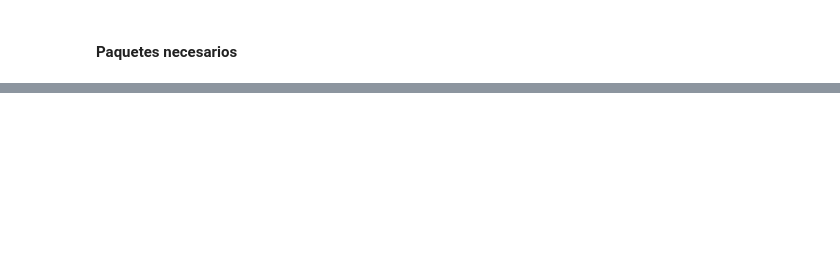
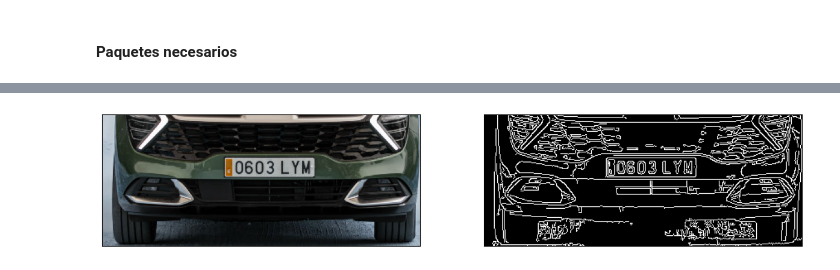
Before and after one commit to danibetzamora/VC, a Jupyter notebook: Práctica 5/Tarea 1.ipynb, the cells around one changed output, grey strips where cells are left out. Drawn from its saved outputs; the diff is of its cells as text; code cells hidden in the pictures; blank space fills up the shorter version.

Commit message:
Estructuración de carpetas y ficheros - Tarea con modelo entrenado completa

```diff
--- a/Práctica 5/Tarea 1.ipynb
+++ b/Práctica 5/Tarea 1.ipynb
@@ -10,0 +12,11 @@ import re
+# %%
+# Método que coloca dos imágenes en una misma figura
+def plot_images(img1, img2, title1="", title2=""):
+    fig = plt.figure(figsize=[15,15])
+    ax1 = fig.add_subplot(121)
+    ax1.imshow(img1, cmap="gray")
+    ax1.set(xticks=[], yticks=[], title=title1)
+    ax2 = fig.add_subplot(122)
+    ax2.imshow(img2, cmap="gray")
+    ax2.set(xticks=[], yticks=[], title=title2)
+    plt.show()
@@ -167,0 +39,83 @@ Matrícula: >
+# %%
+# Cargamos el modelo de YOLO
+model_car = YOLO('models/yolov8n.pt')
+
+# Guardamos la ruta absoluta de tesseract
+pytesseract.pytesseract.tesseract_cmd = r'C:/Program Files/Tesseract-OCR/tesseract'
+
+def plate_detector(image, show_plot=True):
+    # Guardamos imagen en variable
+    car = cv2.imread("Images/" + image)
+
+    # Detectar coches
+    results_cars = model_car(car, verbose=False)
+
+    # Para cada detección de coche
+    for r_car in results_cars:
+        boxes_car = r_car.boxes
+
+        for box_car in boxes_car:
+            # Si la clase es un coche
+            if int(box_car.cls[0]) == 2:
+                # Coordenadas del cuadro del coche
+                x1_car, y1_car, x2_car, y2_car = box_car.xyxy[0]
+
+                # Definir la región inferior para buscar matrículas
+                roi_bottom = car[int((y1_car + y2_car) / 2):int(y2_car), int(x1_car):int(x2_car)]
+
+                # Convertir la región a escala de grises
+                gray_roi_bottom = cv2.cvtColor(roi_bottom, cv2.COLOR_BGR2GRAY)
+
+                # Obtener bordes con canny
+                edges = cv2.Canny(gray_roi_bottom, 30, 200)
+
+                if show_plot:
+                    plot_images(roi_bottom, edges)
+
+                # Obtener contornos
+                cnts, new = cv2.findContours(edges.copy(), cv2.RETR_LIST, cv2.CHAIN_APPROX_SIMPLE)
+
+                # Obtener los 30 primeros contornos con mayor área
+                cnts = sorted(cnts, key=cv2.contourArea, reverse=True)[:30]
+
+                image_copy = roi_bottom.copy()
+
+                # Dibujar los contornos en la imagen
+                _ = cv2.drawContours(image_copy, cnts, -1, (255,0,255),2)
+
+                if show_plot:
+                    plot_images(roi_bottom, image_copy)
+
+                plate = None
+                for c in cnts:
+                    # Obtener el perímetro y el número de bordes
+                    perimeter = cv2.arcLength(c, True)
+                    edges_count = cv2.approxPolyDP(c, 0.02 * perimeter, True)
+                    # Si el contorno tiene 4 vértices, es una matrícula
+                    if len(edges_count) == 4:
+                        x,y,w,h = cv2.boundingRect(c)
+                        # Ajustamos las coordenadas de la matricula al tamaño original de la imagen
+                        x, y, w, h = int(x + x1_car), int(y + (y1_car + y2_car) / 2), int(w), int(h)
+                        plate = car[y:y+h, x+10:x+w]
+                        break
+
+                # Dibuja el contenedor y clase
+                cv2.rectangle(car, (int(x1_car), int(y1_car)), (int(x2_car), int(y2_car)), (0, 0, 255), 4)
+                cv2.putText(car, "Car" , [int(x1_car), int(y1_car)], cv2.FONT_HERSHEY_SIMPLEX, 2, (0, 0, 255), 5)
+
+                # Si se ha detectado una matrícula se muestra en RGB
+                car = cv2.cvtColor(car, cv2.COLOR_BGR2RGB)
+                plate = cv2.cvtColor(plate, cv2.COLOR_BGR2RGB)
+
+                if plate is not None:
+                    plot_images(car, plate)
+
+                text = pytesseract.image_to_string(plate, config='--psm 8', output_type=Output.STRING)
+
+                text = plate_validation(text)
+
+                print("\n[+] MATRÍCULA DETECTADA:", text)
+
+plate_detector("coche1.jpg")
+# %% [output]
+[figure, added]
```
Also changed, not shown: parts of 10 cells of this notebook, 9 other files.
